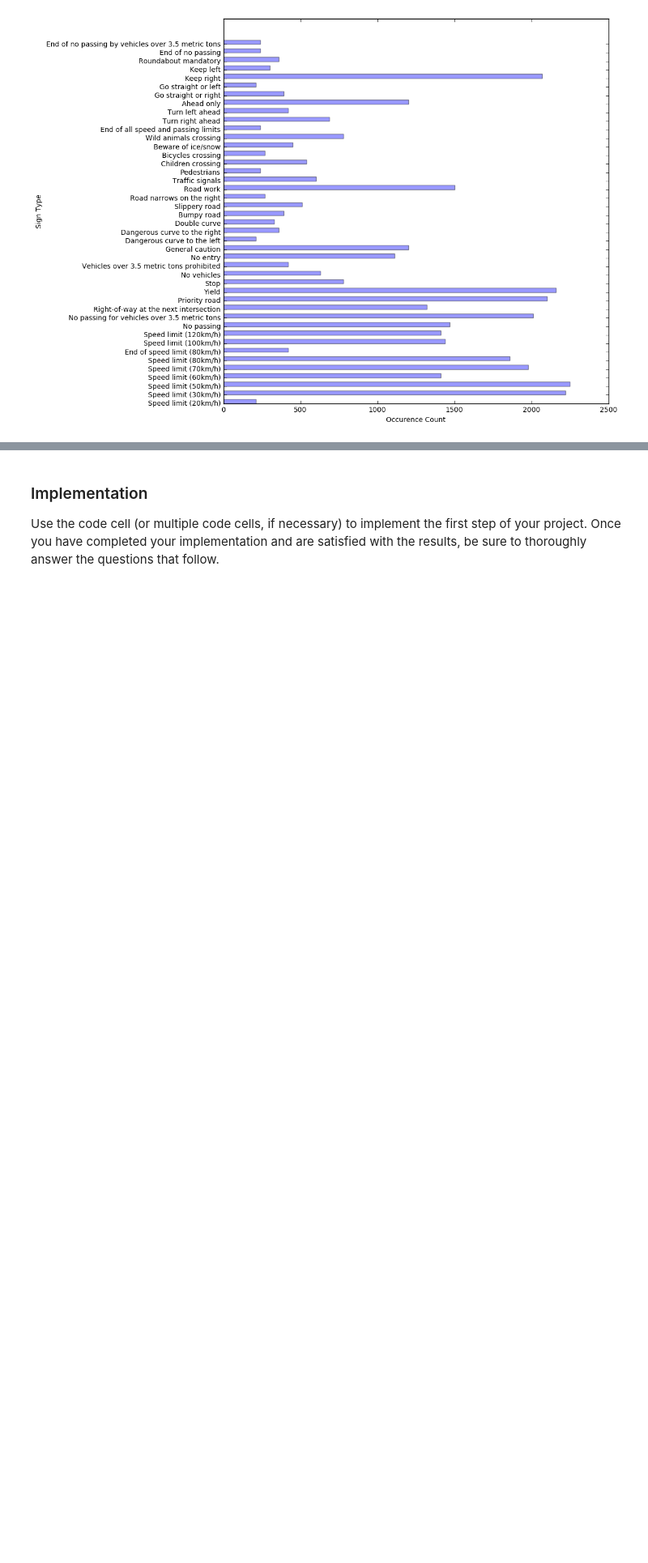
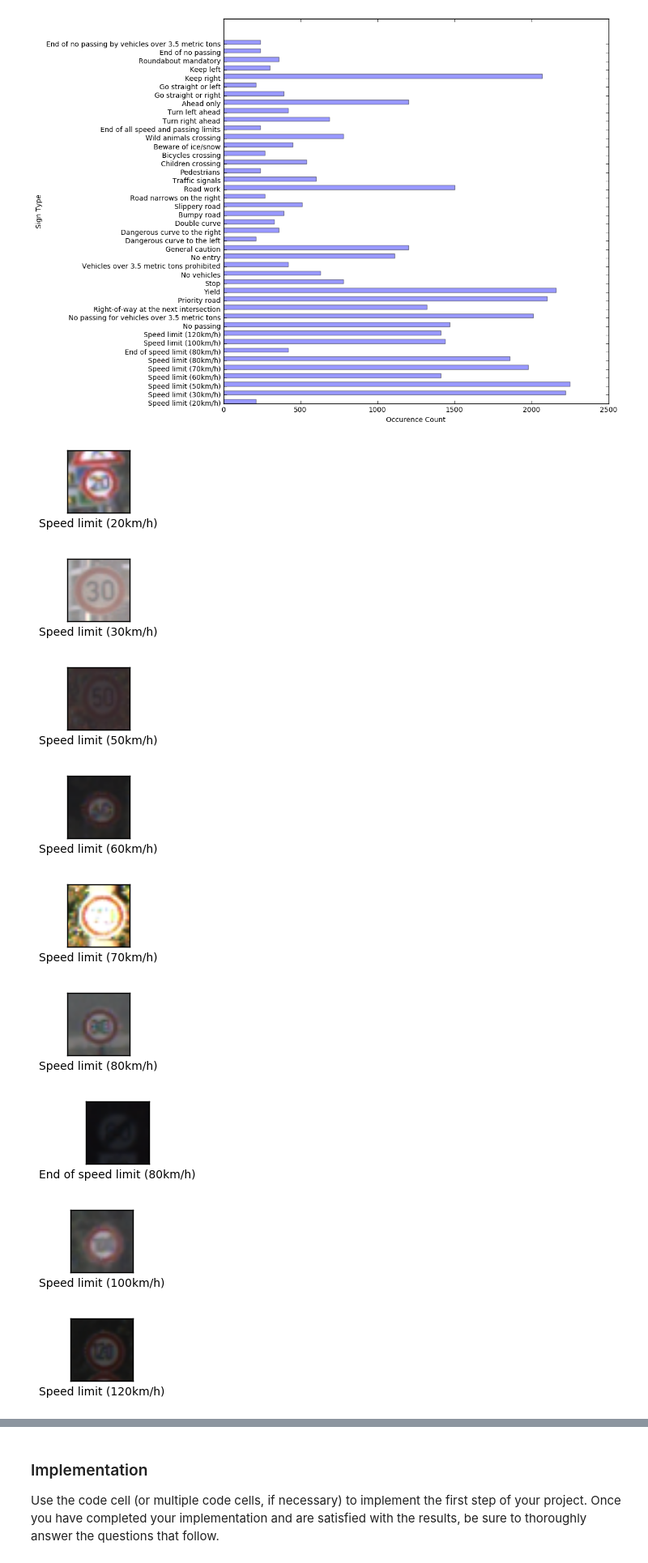
Before and after one commit to 361793842/CarND-Traffic-Sign-Classifier-Project, a Jupyter notebook: Traffic_Sign_Classifier.ipynb, the cells around one changed output, grey strips where cells are left out. Shown at 81% size. Cells and saved outputs as stored; diff of their text form; code cells hidden in the pictures; blank space fills up the shorter version.

```diff
--- a/Traffic_Sign_Classifier.ipynb
+++ b/Traffic_Sign_Classifier.ipynb
@@ -125,3 +123,26 @@ plt.ylabel('Sign Type')
 plt.show()
 # %% [output]
 [figure]
+# %%
+# see sample image for each class
+
+for i in range(n_classes):
+    for j in range(len(train['labels'])):
+        if (i == train['labels'][j]):
+            plt.figure(figsize=(1,1))
+            plt.imshow(train['features'][j])
+            plt.xticks([])
+            plt.yticks([])
+            plt.xlabel(sign_names[i])
+            plt.show()
+            break
+# %% [output]
+[figure, added]
+[figure, added]
+[figure, added]
+[figure, added]
+[figure, added]
+[figure, added]
+[figure, added]
+[figure, added]
+[figure, added]
```
Also changed, not shown: parts of 24 cells of this notebook.
